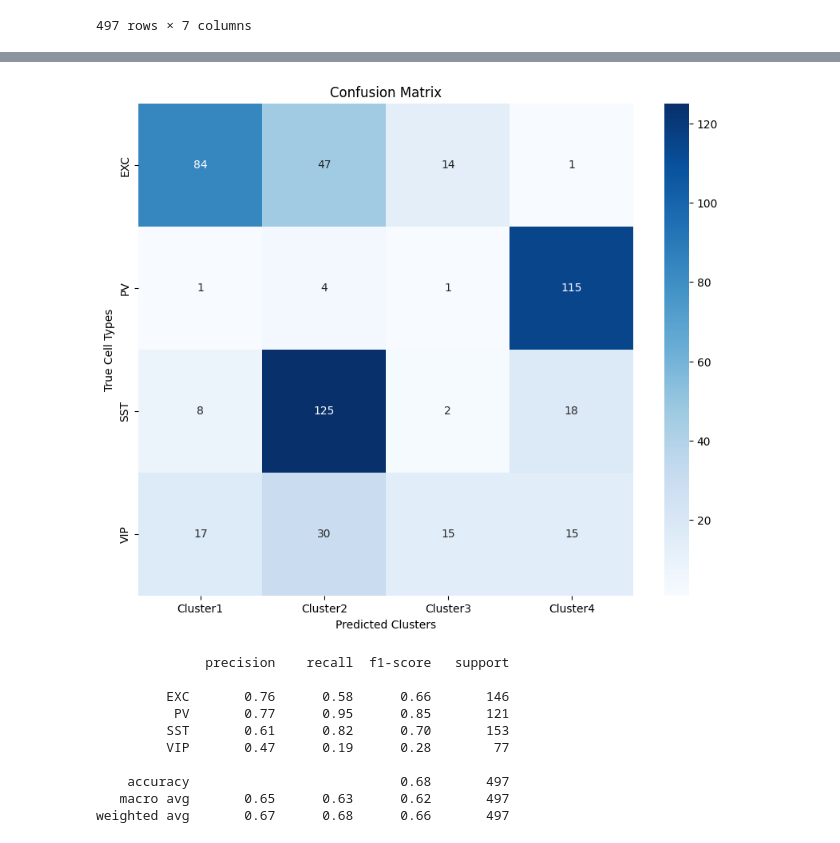
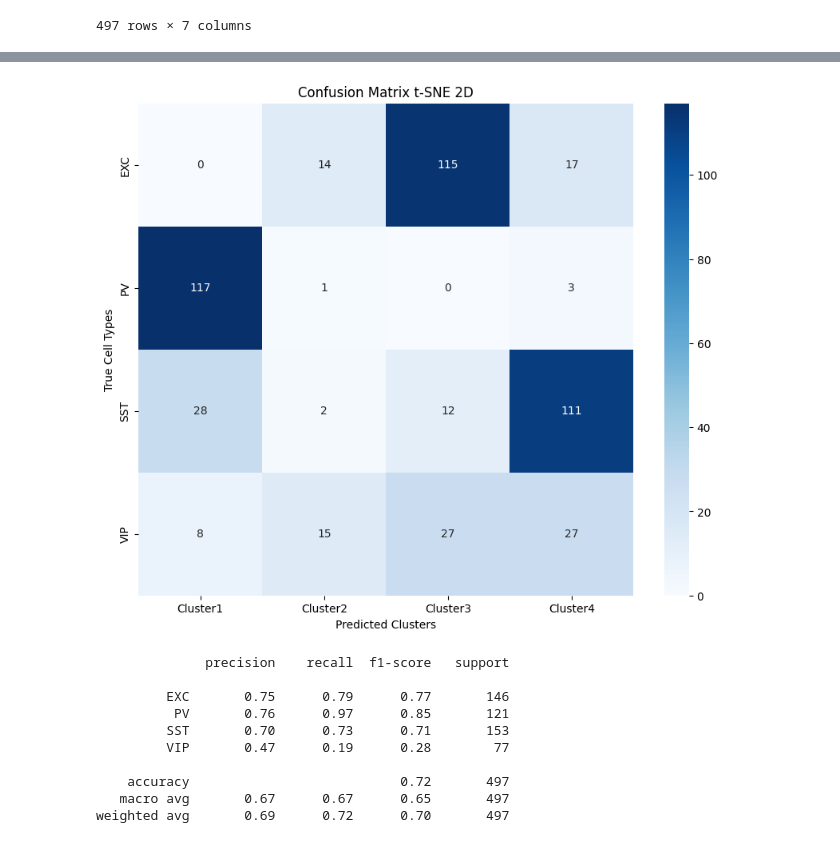
Before and after one commit to mariscoglio/bio482_cell_classifier, a Jupyter notebook: unsupervised.ipynb, the cells around one changed output, grey strips where cells are left out. Cells and saved outputs as stored; diff of their text form; code cells hidden in the pictures.

Commit message:
compare kmeans scores

```diff
--- a/unsupervised.ipynb
+++ b/unsupervised.ipynb
@@ -239,16 +432,12 @@ import matplotlib.pyplot as plt
 from sklearn.manifold import TSNE
 
 # Step 1: Dimensionality Reduction using PCA
-pca = PCA(n_components=0.90, random_state=seed)  # Retain 95% of the variance
-data_pca = pca.fit_transform(data)
+tsne = TSNE(n_components=2, random_state=seed)  # Retain 95% of the variance
+data_tsne = tsne.fit_transform(data)
 
 # Step 2: Clustering using K-means
 kmeans = KMeans(n_clusters=4, random_state=seed)  # Example with 5 clusters
-clusters = kmeans.fit_predict(data_pca)
-
-# Step 3: Visualization using t-SNE
-tsne = TSNE(n_components=2, perplexity=30, learning_rate=200, random_state=seed)
-data_tsne = tsne.fit_transform(data_pca)
+clusters = kmeans.fit_predict(data_tsne)
 
 # Plotting the t-SNE results
 plt.figure(figsize=(10, 8))
@@ -263,45 +453,50 @@ plt.show()
 # %%
 import numpy as np
 import matplotlib.pyplot as plt
 from sklearn.metrics import confusion_matrix, accuracy_score, classification_report
 import seaborn as sns
 from sklearn.preprocessing import LabelEncoder
 
 label_encoder = LabelEncoder()
 labels = pd.Series(label_encoder.fit_transform(raw_data["cell_type"]))
 # Creating a confusion matrix
 conf_matrix = confusion_matrix(labels, clusters)
 
 # Plotting the confusion matrix
 plt.figure(figsize=(10, 8))
 sns.heatmap(conf_matrix, annot=True, fmt='g', cmap='Blues',
             xticklabels=['Cluster1', 'Cluster2', 'Cluster3', 'Cluster4'],
             yticklabels=['EXC', 'PV', 'SST', 'VIP'])
 plt.xlabel('Predicted Clusters')
 plt.ylabel('True Cell Types')
-plt.title('Confusion Matrix')
+plt.title('Confusion Matrix t-SNE 2D')
 plt.show()
 # %% [output]
-[figure, old version]
+[figure, new version]
 # %%
-cluster_to_label_mapping = {0: 0, 3: 1, 1: 2, 2: 3}
+#cluster_to_label_mapping = {0: 0, 3: 1, 1: 2, 2: 3}
+cluster_to_label_mapping = {2: 0, 0: 1, 3: 2, 1: 3}
 mapped_clusters = np.array([cluster_to_label_mapping[cluster] for cluster in clusters])
 
 # Calculating classification metrics
 report = classification_report(labels, mapped_clusters, target_names=['EXC', 'PV', 'SST', 'VIP'])
 
 print(report)
+
+report = classification_report(labels, mapped_clusters, target_names=['EXC', 'PV', 'SST', 'VIP'], output_dict=True)
+
+scores.append(report['weighted avg']['f1-score'])
 # %% [output]
               precision    recall  f1-score   support
 
-         EXC       0.76      0.58      0.66       146
-          PV       0.77      0.95      0.85       121
-         SST       0.61      0.82      0.70       153
+         EXC       0.75      0.79      0.77       146
+          PV       0.76      0.97      0.85       121
+         SST       0.70      0.73      0.71       153
          VIP       0.47      0.19      0.28        77
 
-    accuracy                           0.68       497
-   macro avg       0.65      0.63      0.62       497
-weighted avg       0.67      0.68      0.66       497
+    accuracy                           0.72       497
+   macro avg       0.67      0.67      0.65       497
+weighted avg       0.69      0.72      0.70       497
 # %%
 import numpy as np
 import matplotlib.pyplot as plt
```
Also changed, not shown: parts of 31 cells of this notebook.
